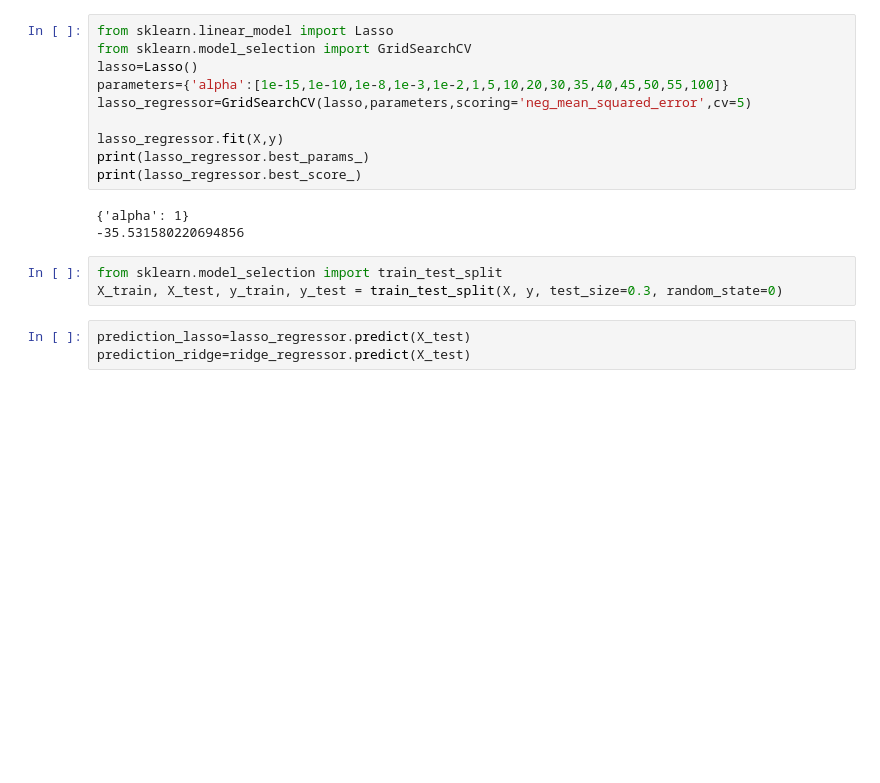
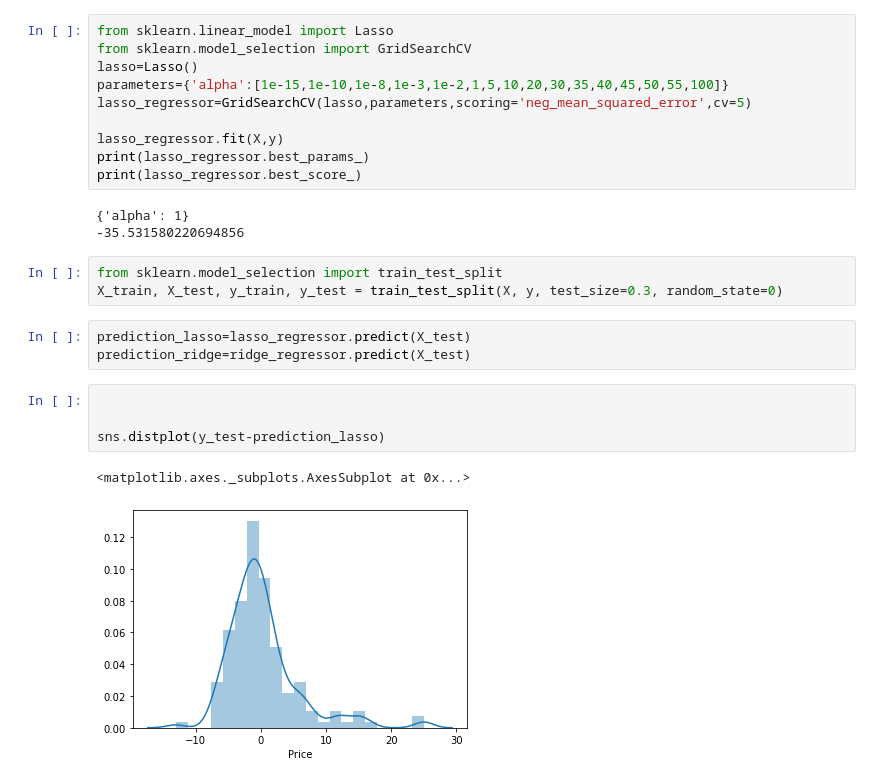
Before and after one commit to TenoNadar/Ridge-Lasso-Regression, a Jupyter notebook: Ridge & Lasso Regression.ipynb, the cells around one changed output. Saved outputs shown, nothing was run; the diff lists cells and outputs as text; blank space fills up the shorter version.

```diff
--- a/Ridge & Lasso Regression.ipynb
+++ b/Ridge & Lasso Regression.ipynb
@@ -117,3 +117,10 @@ X_train, X_test, y_train, y_test = train_test_split(X, y, test_size=0.3, random_
 # %%
 prediction_lasso=lasso_regressor.predict(X_test)
 prediction_ridge=ridge_regressor.predict(X_test)
+# %%
+
+
+sns.distplot(y_test-prediction_lasso)
+# %% [output]
+<matplotlib.axes._subplots.AxesSubplot at 0x...>
+[figure, added]
```
Also changed, not shown: parts of 1 cell of this notebook.
